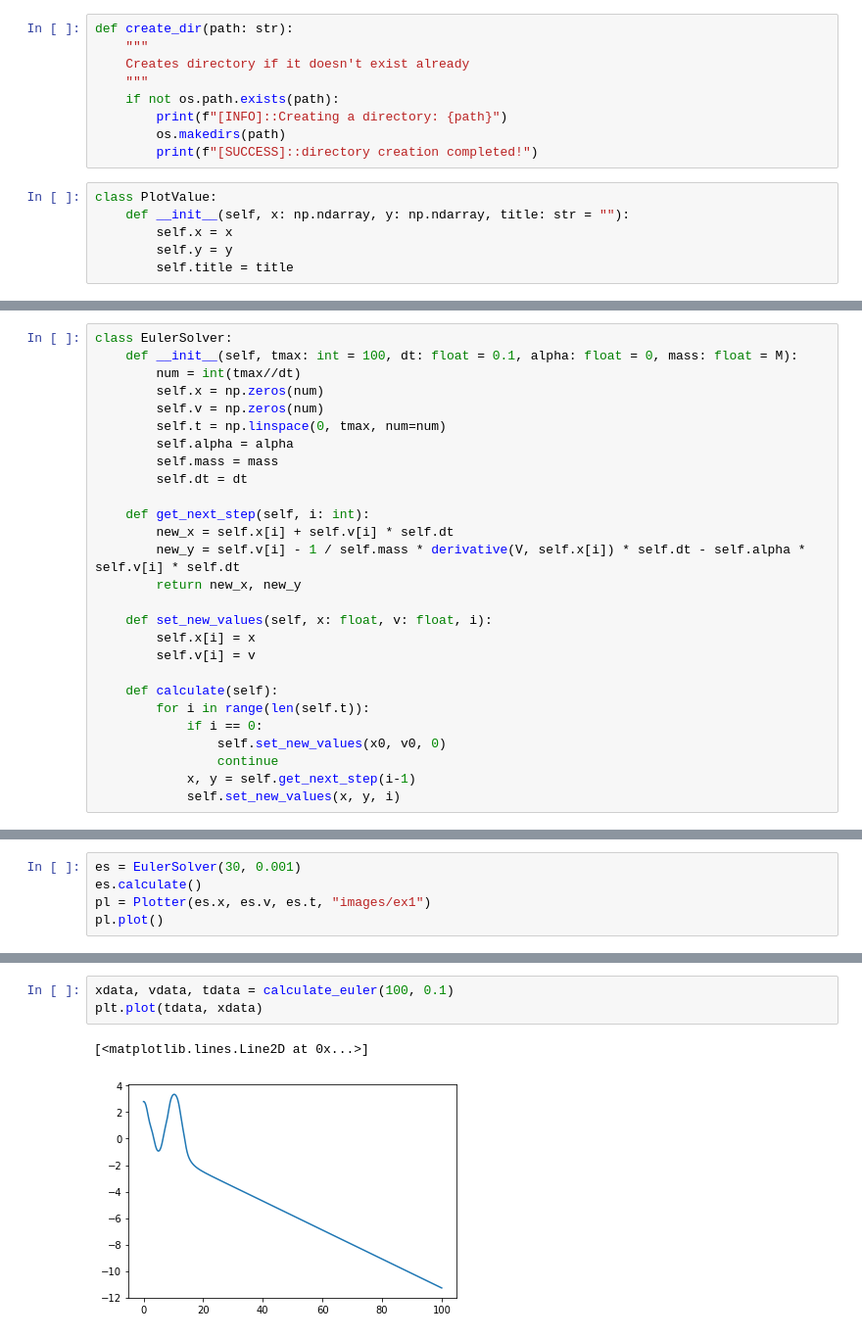
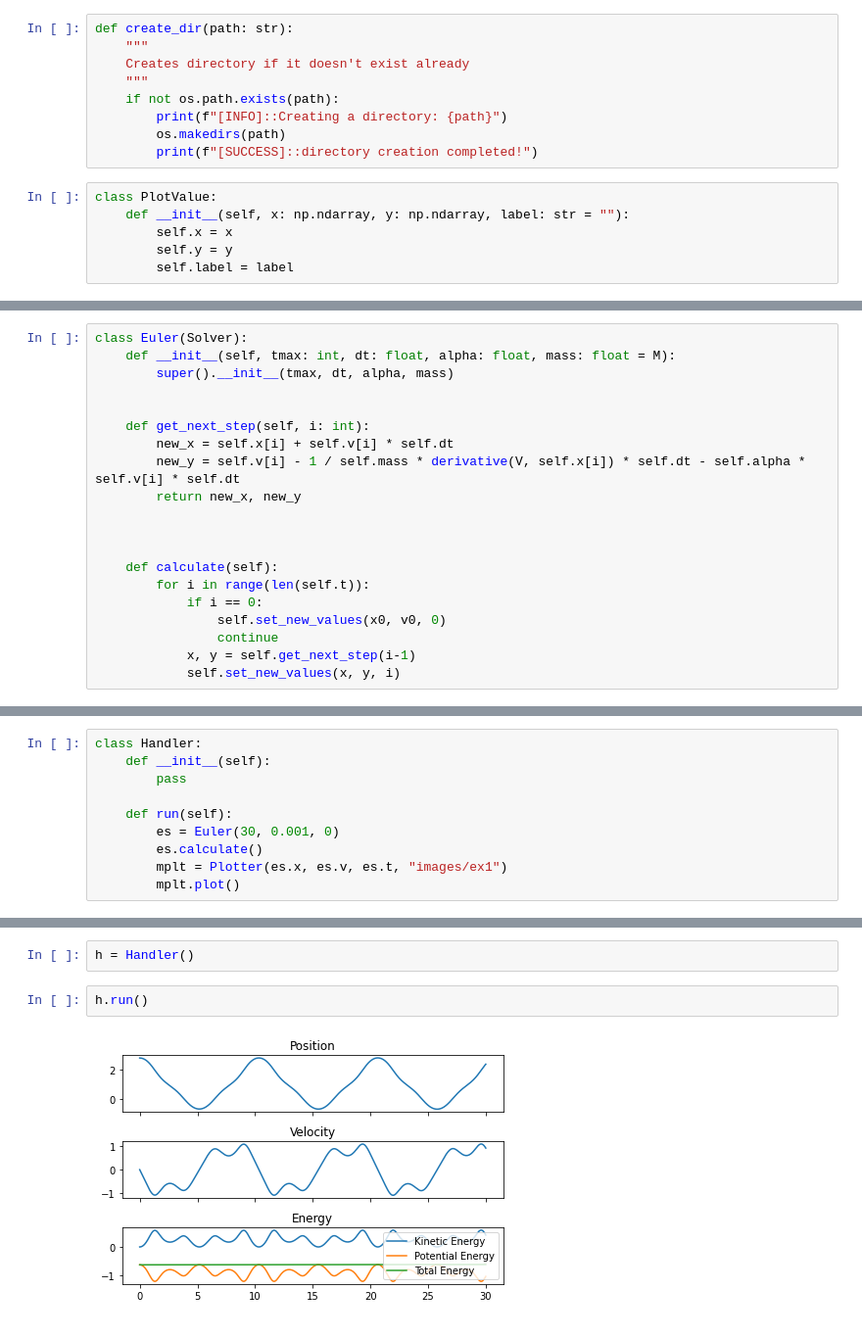
Before and after one commit to matix0508/MOFiT, a Jupyter notebook: lab1/sheet.ipynb, the cells around one changed output, grey strips where cells are left out. Shown at 98% size. Drawn from its saved outputs; the diff is of its cells as text.

Commit message:
Handler

```diff
--- a/lab1/sheet.ipynb
+++ b/lab1/sheet.ipynb
@@ -43,7 +43,7 @@ def create_dir(path: str):
         print(f"[SUCCESS]::directory creation completed!")
 # %%
 class PlotValue:
-    def __init__(self, x: np.ndarray, y: np.ndarray, title: str = ""):
+    def __init__(self, x: np.ndarray, y: np.ndarray, label: str = ""):
         self.x = x
         self.y = y
-        self.title = title
+        self.label = label
@@ -87,22 +114,15 @@ class Plotter:
 # %%
-class EulerSolver:
-    def __init__(self, tmax: int = 100, dt: float = 0.1, alpha: float = 0, mass: float = M):
-        num = int(tmax//dt)
-        self.x = np.zeros(num)
-        self.v = np.zeros(num)
-        self.t = np.linspace(0, tmax, num=num)
-        self.alpha = alpha
-        self.mass = mass
-        self.dt = dt
+class Euler(Solver):
+    def __init__(self, tmax: int, dt: float, alpha: float, mass: float = M):
+        super().__init__(tmax, dt, alpha, mass)
+
 
     def get_next_step(self, i: int):
         new_x = self.x[i] + self.v[i] * self.dt
         new_y = self.v[i] - 1 / self.mass * derivative(V, self.x[i]) * self.dt - self.alpha * self.v[i] * self.dt
         return new_x, new_y
 
-    def set_new_values(self, x: float, v: float, i):
-        self.x[i] = x
-        self.v[i] = v
+
 
     def calculate(self):
         for i in range(len(self.t)):
@@ -114,5 +148,10 @@ class EulerSolver:
 # %%
-es = EulerSolver(30, 0.001)
-es.calculate()
-pl = Plotter(es.x, es.v, es.t, "images/ex1")
-pl.plot()
+class Handler:
+    def __init__(self):
+        pass
+
+    def run(self):
+        es = Euler(30, 0.001, 0)
+        es.calculate()
+        mplt = Plotter(es.x, es.v, es.t, "images/ex1")
+        mplt.plot()
@@ -121,6 +158,6 @@ pl.plot()
-# %%
-xdata, vdata, tdata = calculate_euler(100, 0.1)
-plt.plot(tdata, xdata)
-# %% [output]
-[<matplotlib.lines.Line2D at 0x...>]
-[figure, removed]
+# %%
+h = Handler()
+# %%
+h.run()
+# %% [output]
+[figure, added]
```
Also changed, not shown: parts of 9 cells of this notebook.
